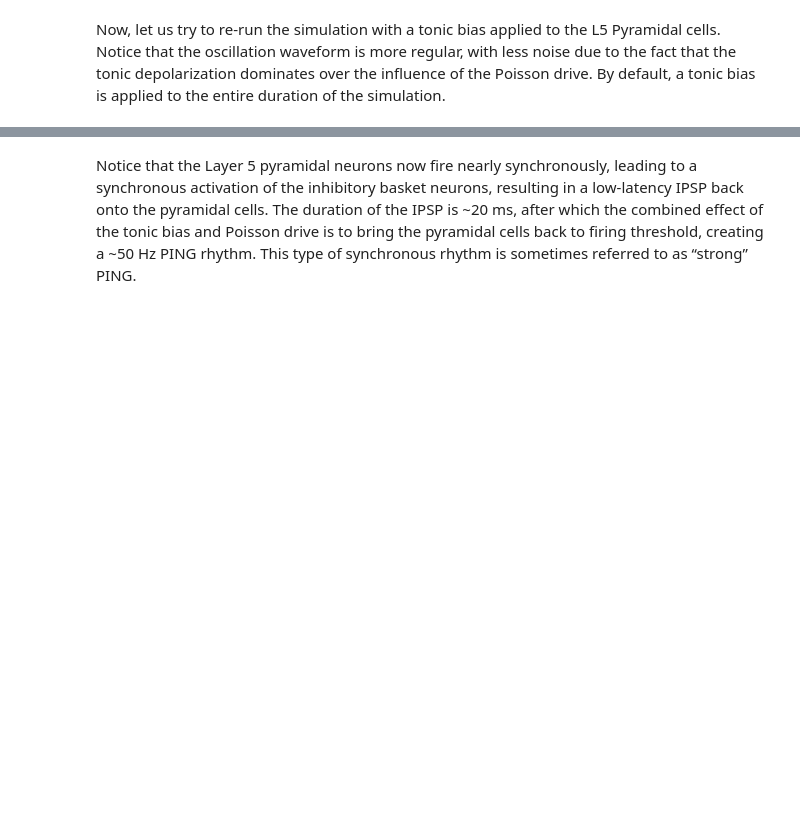
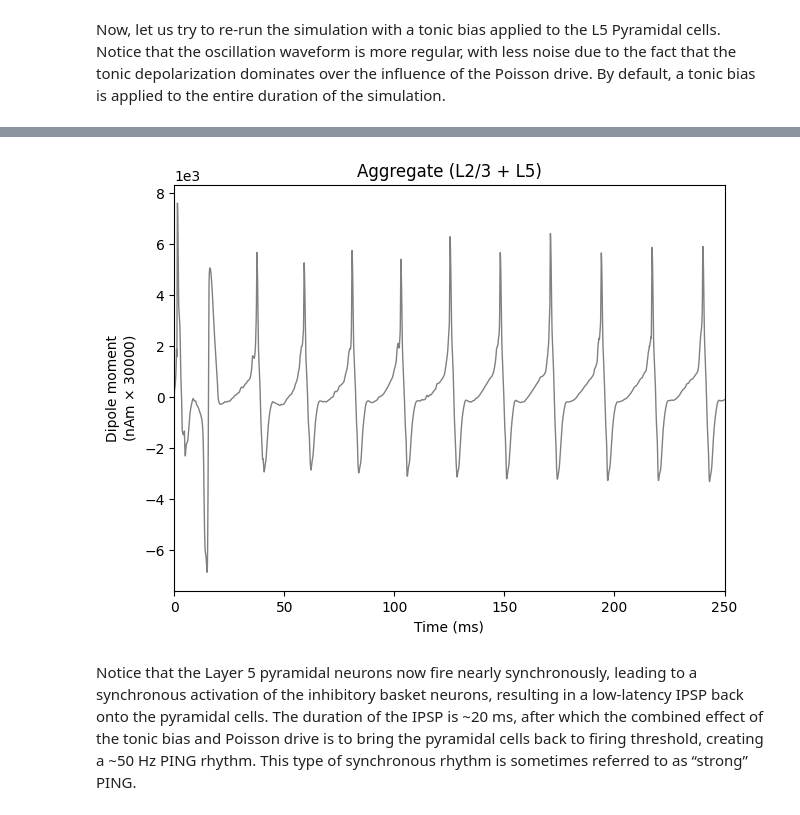
Before and after one commit to xgao35/website_redesign, a Jupyter notebook: content/07_gamma/plot_simulate_gamma.ipynb, the cells around one changed output, grey strips where cells are left out. Drawn from its saved outputs; the diff is of its cells as text; code cells hidden in the pictures; blank space fills up the shorter version.

```diff
--- a/content/07_gamma/plot_simulate_gamma.ipynb
+++ b/content/07_gamma/plot_simulate_gamma.ipynb
@@ -136,3 +202,9 @@ dpls[trial_idx].plot();
+# %%
+_ = dpls[trial_idx].plot()
+
+plt.show()
+# %% [output]
+[figure, added]
 # %% [markdown]
 Notice that the Layer 5 pyramidal neurons now fire nearly synchronously,
 leading to a synchronous activation of the inhibitory basket neurons,
```
Also changed, not shown: parts of 16 cells of this notebook, 3 other files.
